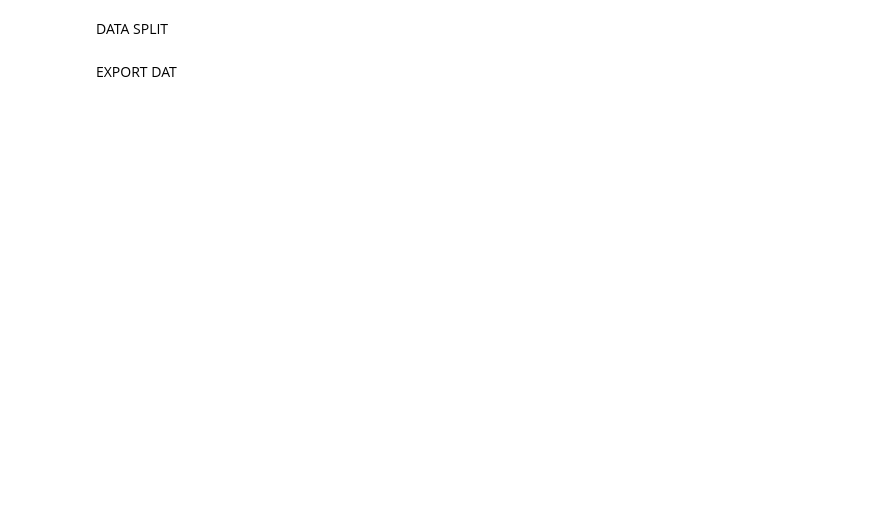
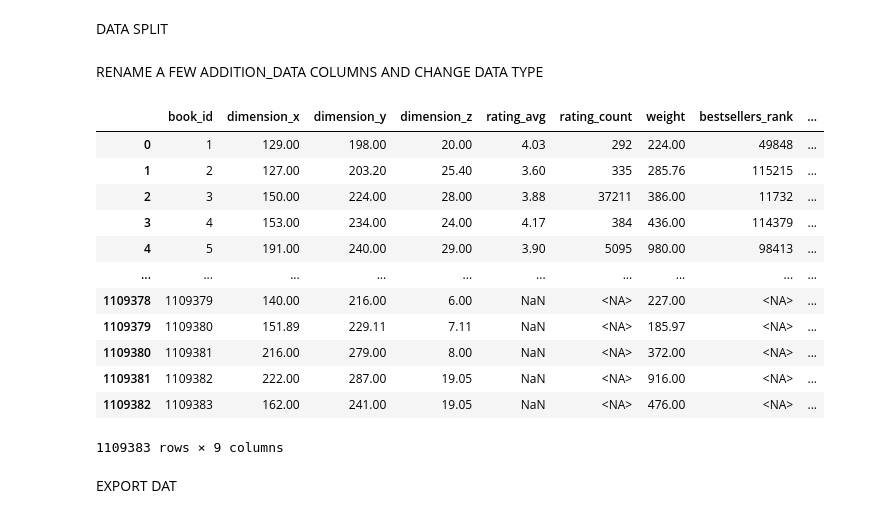
Before and after one commit to JanKomis/library_analysis, a Jupyter notebook: python_script/notebooks/Clean_dataset.ipynb, the cells around one changed output. Drawn from its saved outputs; the diff is of its cells as text; code cells hidden in the pictures; blank space fills up the shorter version.

```diff
--- a/python_script/notebooks/Clean_dataset.ipynb
+++ b/python_script/notebooks/Clean_dataset.ipynb
@@ -85,15 +102,43 @@ number_of_duplicates(df['isbn13'])
 DATA SPLIT
 # %%
 id = ['id']
-addition_columns = ['dimension-x','dimension-y','dimension-z','illustrations-note','image-checksum',
-                'image-path','image-url','publication-place','rating-avg', 'rating-count',
-                'url', 'weight','bestsellers-rank','edition','imprint','for-ages','edition-statement']
+
+addition_columns =['dimension-x','dimension-y','dimension-z','rating-avg',
+                    'rating-count','weight','bestsellers-rank','for-ages']
 
 columns = id + addition_columns
 
 
 addition_data = df[columns].copy()
-
+addition_data
 df = df.drop(columns=addition_columns)
+# %% [markdown]
+RENAME A FEW ADDITION_DATA COLUMNS AND CHANGE DATA TYPE
+# %%
+addition_data = addition_data.rename(columns={'id': 'book_id',
+                                            'rating-count': 'rating_count',
+                                            'dimension-x': 'dimension_x',
+                                            'dimension-y': 'dimension_y',
+                                            'dimension-z': 'dimension_z',
+                                            'rating-avg': 'rating_avg',
+                                            'bestsellers-rank': 'bestsellers_rank',
+                                            'for-ages': 'for_ages'})
+
+addition_data[["rating_count", "bestsellers_rank"]] = addition_data[
+                        ["rating_count","bestsellers_rank"]].astype("Int64")
+# %% [output]
+|  | book_id | dimension_x | dimension_y | dimension_z | rating_avg | rating_count | weight | bestsellers_rank | ... |
+| 0 | 1 | 129.00 | 198.00 | 20.00 | 4.03 | 292 | 224.00 | 49848 | ... |
+| 1 | 2 | 127.00 | 203.20 | 25.40 | 3.60 | 335 | 285.76 | 115215 | ... |
+| 2 | 3 | 150.00 | 224.00 | 28.00 | 3.88 | 37211 | 386.00 | 11732 | ... |
+| 3 | 4 | 153.00 | 234.00 | 24.00 | 4.17 | 384 | 436.00 | 114379 | ... |
+| 4 | 5 | 191.00 | 240.00 | 29.00 | 3.90 | 5095 | 980.00 | 98413 | ... |
+| ... | ... | ... | ... | ... | ... | ... | ... | ... | ... |
+| 1109378 | 1109379 | 140.00 | 216.00 | 6.00 | NaN | <NA> | 227.00 | <NA> | ... |
+| 1109379 | 1109380 | 151.89 | 229.11 | 7.11 | NaN | <NA> | 185.97 | <NA> | ... |
+| 1109380 | 1109381 | 216.00 | 279.00 | 8.00 | NaN | <NA> | 372.00 | <NA> | ... |
+| 1109381 | 1109382 | 222.00 | 287.00 | 19.05 | NaN | <NA> | 916.00 | <NA> | ... |
+| 1109382 | 1109383 | 162.00 | 241.00 | 19.05 | NaN | <NA> | 476.00 | <NA> | ... |
+1109383 rows × 9 columns
 # %% [markdown]
 EXPORT DAT
```
Also changed, not shown: parts of 8 cells of this notebook, 5 other files.
